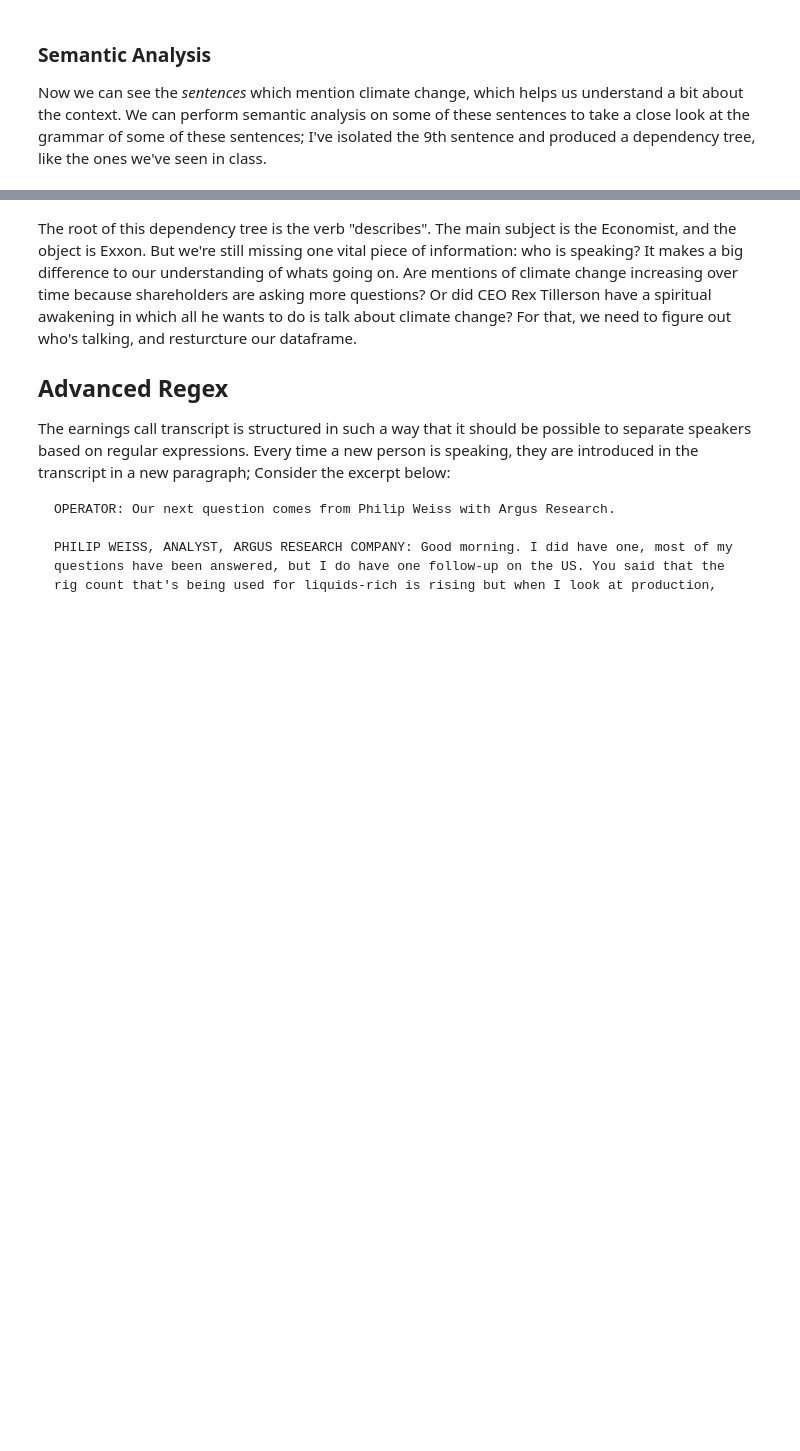
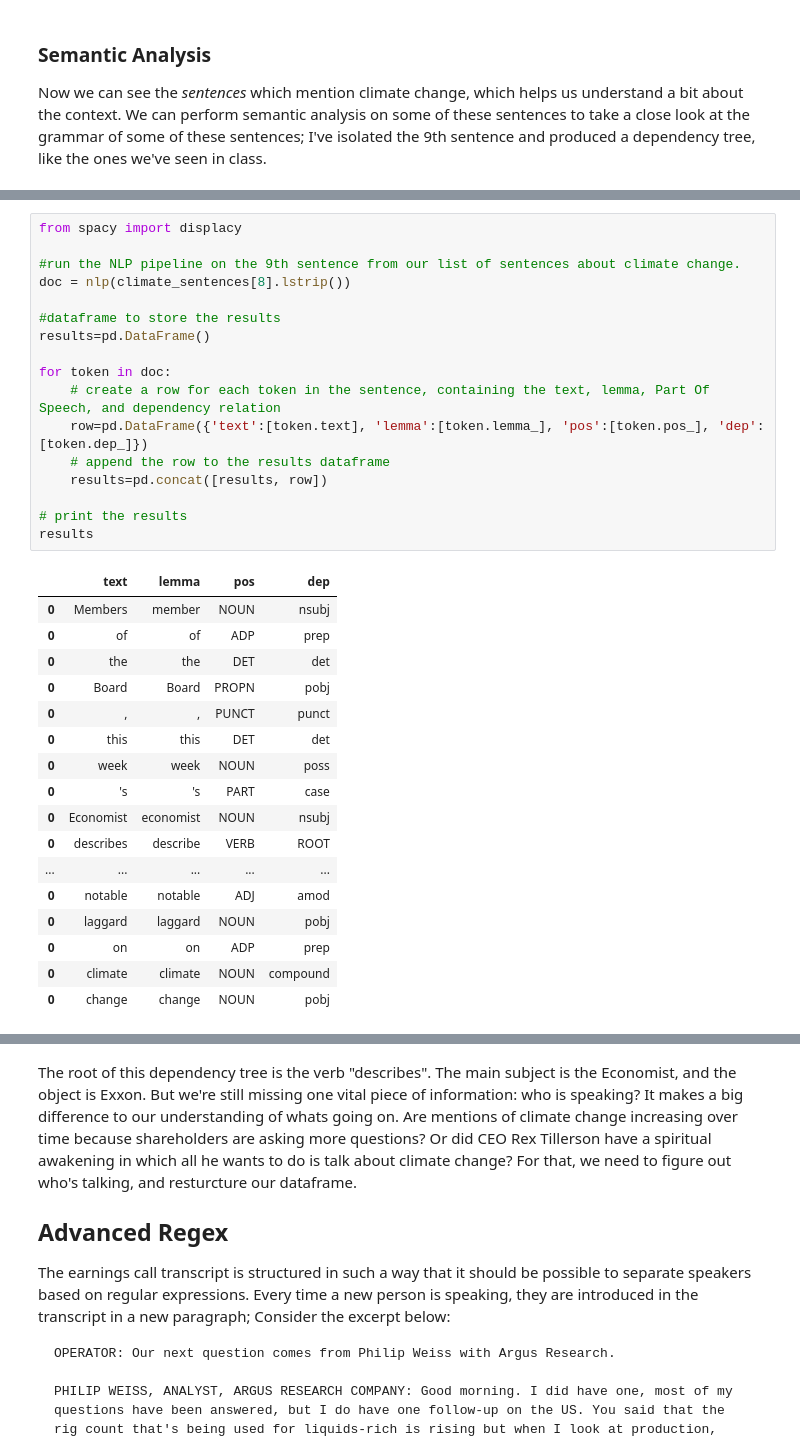
Before and after one commit to Feilusun/QM2, a Jupyter notebook: notebooks/W04. Natural Language Processing.ipynb, the cells around one changed output, grey strips where cells are left out. Cells and saved outputs as stored; diff of their text form; blank space fills up the shorter version.

```diff
--- a/notebooks/W04. Natural Language Processing.ipynb
+++ b/notebooks/W04. Natural Language Processing.ipynb
@@ -351,0 +362,35 @@ displacy.render(doc, jupyter=True)
+# %%
+from spacy import displacy
+
+#run the NLP pipeline on the 9th sentence from our list of sentences about climate change.
+doc = nlp(climate_sentences[8].lstrip())
+
+#dataframe to store the results
+results=pd.DataFrame()
+
+for token in doc:
+    # create a row for each token in the sentence, containing the text, lemma, Part Of Speech, and dependency relation
+    row=pd.DataFrame({'text':[token.text], 'lemma':[token.lemma_], 'pos':[token.pos_], 'dep':[token.dep_]})
+    # append the row to the results dataframe
+    results=pd.concat([results, row])
+
+# print the results
+results
+# %% [output]
+|  | text | lemma | pos | dep |
+| 0 | Members | member | NOUN | nsubj |
+| 0 | of | of | ADP | prep |
+| 0 | the | the | DET | det |
+| 0 | Board | Board | PROPN | pobj |
+| 0 | , | , | PUNCT | punct |
+| 0 | this | this | DET | det |
+| 0 | week | week | NOUN | poss |
+| 0 | 's | 's | PART | case |
+| 0 | Economist | economist | NOUN | nsubj |
+| 0 | describes | describe | VERB | ROOT |
+| ... | ... | ... | ... | ... |
+| 0 | notable | notable | ADJ | amod |
+| 0 | laggard | laggard | NOUN | pobj |
+| 0 | on | on | ADP | prep |
+| 0 | climate | climate | NOUN | compound |
+| 0 | change | change | NOUN | pobj |
```
Also changed, not shown: parts of 22 cells of this notebook.
